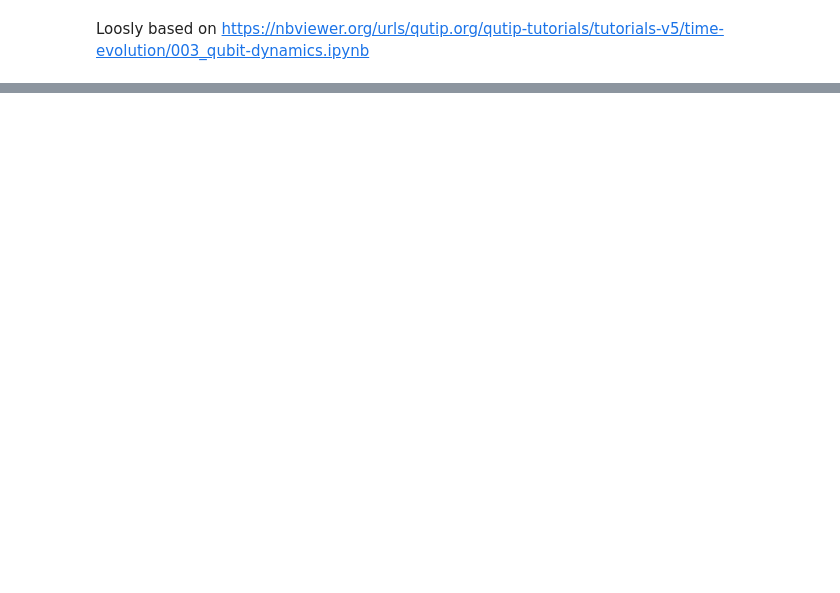
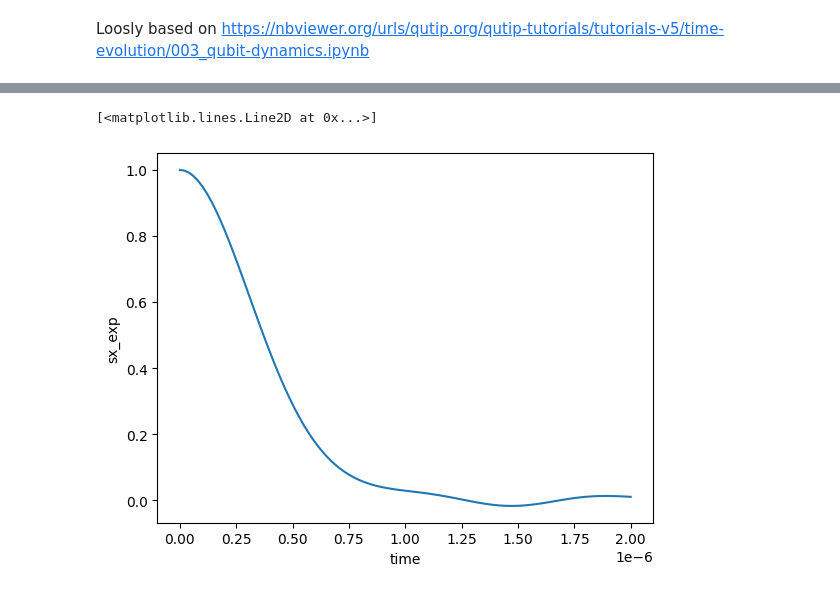
Before and after one commit to hbeukers/simulation-tutorial, a Jupyter notebook: notebooks/tutorial_2.ipynb, the cells around one changed output, grey strips where cells are left out. Cells and saved outputs as stored; diff of their text form; code cells hidden in the pictures; blank space fills up the shorter version.

```diff
--- a/notebooks/tutorial_2.ipynb
+++ b/notebooks/tutorial_2.ipynb
@@ -34,0 +39,7 @@ NameError: name 'mesolve' is not defined
+# %%
+ds['sx_exp'] = ds.sx.mean("detuning")
+# %%
+ds.sx_exp.plot()
+# %% [output]
+[<matplotlib.lines.Line2D at 0x...>]
+[figure, added]
```
Also changed, not shown: parts of 7 cells of this notebook.
